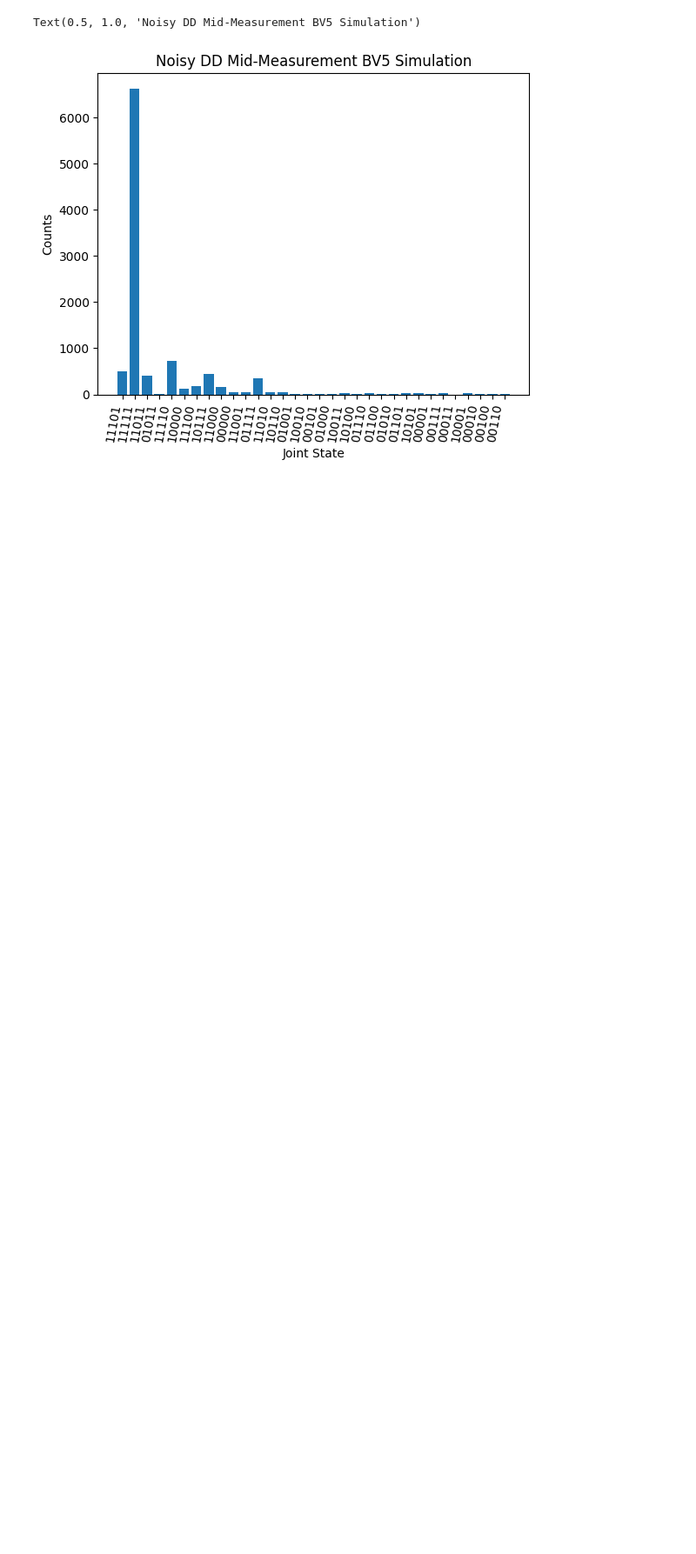
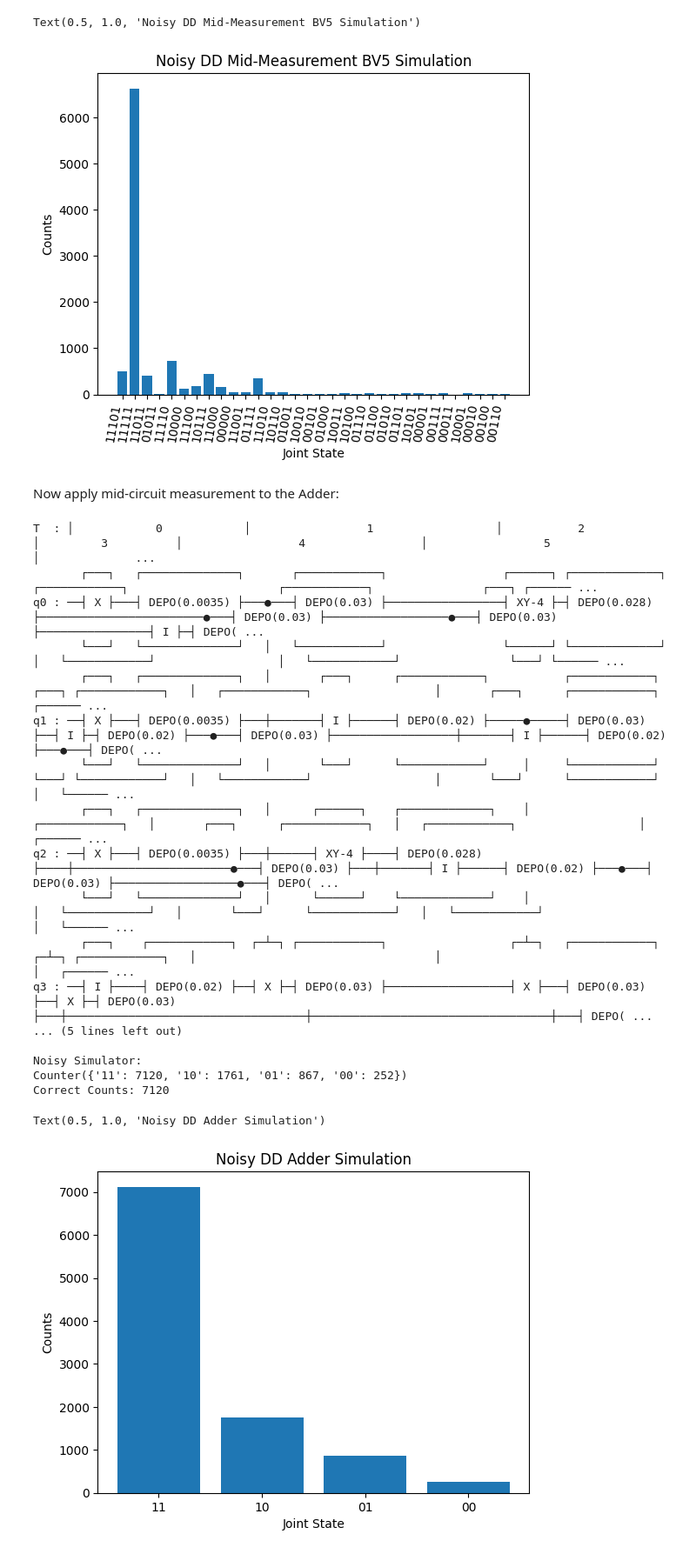
Before and after one commit to pchyrchala/NISQ-Optimization-ADAPT-Using-Mid-Circuit-Measurement, a Jupyter notebook: results.ipynb, the cells around one changed output. Shown: that part at 87% size. Saved outputs shown, nothing was run; the diff lists cells and outputs as text; code cells hidden in the pictures; blank space fills up the shorter version.

Commit message:
Finished mid-circuit measurements, need to finish comparison with graphs.

```diff
--- a/results.ipynb
+++ b/results.ipynb
@@ -478,3 +478,71 @@ Counter({'11111': 6628, '11110': 726, '11101': 501, '10111': 441, '11011': 408,
 Correct Counts: 6628
 Text(0.5, 1.0, 'Noisy DD Mid-Measurement BV5 Simulation')
 [figure]
+# %% [markdown]
+Now apply mid-circuit measurement to the Adder:
+# %%
+#Start Circuit
+Noisy_DD_MidMeasure_Adder = Circuit()
+Noisy_DD_MidMeasure_Adder.x(0).x(1).x(2).i(3).unitary(matrix=XY_4_Unitary, targets=[4], display_name="XY-4")
+Noisy_DD_MidMeasure_Adder.cnot(0,3).i(1).unitary(matrix=XY_4_Unitary, targets=[2], display_name="XY-4")
+Noisy_DD_MidMeasure_Adder.cnot(1,3).unitary(matrix=XY_4_Unitary, targets=[0], display_name="XY-4")
+Noisy_DD_MidMeasure_Adder.cnot(2,3).i(1)
+
+#Qubit 3 finished all gates, need to add noise before measurement
+Noisy_DD_MidMeasure_Adder.apply_gate_noise(idle_noise, Gate.I, target_qubits=3)
+Noisy_DD_MidMeasure_Adder.apply_gate_noise(single_qubit_gate_noise, [Gate.X, Gate.H], target_qubits=3)
+Noisy_DD_MidMeasure_Adder.apply_gate_noise(CNOT_qubit_gate_noise, Gate.CNot, target_qubits=3)
+Noisy_DD_MidMeasure_Adder.apply_readout_noise(qubit3_measurement_noise, target_qubits=3)
+Noisy_DD_MidMeasure_Adder.apply_gate_noise(CCNOT_qubit_gate_noise, Gate.CCNot, target_qubits=3)
+
+#Continue
+Noisy_DD_MidMeasure_Adder.ccnot(0,1,4).i(2)
+Noisy_DD_MidMeasure_Adder.ccnot(0,2,4).i(1)
+Noisy_DD_MidMeasure_Adder.ccnot(1,2,4).i(0)
+
+#Rest of the qubits are done, add noise to them
+Noisy_DD_MidMeasure_Adder.apply_gate_noise(idle_noise, Gate.I, target_qubits=[0,1,2,4])
+Noisy_DD_MidMeasure_Adder.apply_gate_noise(XY4_gate_noise, target_unitary=XY_4_Unitary, target_qubits=[0,1,2,4])
+Noisy_DD_MidMeasure_Adder.apply_gate_noise(single_qubit_gate_noise, [Gate.X, Gate.H, Gate.Y], target_qubits=[0,1,2,4])
+Noisy_DD_MidMeasure_Adder.apply_gate_noise(CNOT_qubit_gate_noise, Gate.CNot, target_qubits=[0,1,2,4])
+Noisy_DD_MidMeasure_Adder.apply_gate_noise(CCNOT_qubit_gate_noise, Gate.CCNot, target_qubits=[0,1,2,4])
+
+Noisy_DD_MidMeasure_Adder.apply_readout_noise(qubit0_measurement_noise, 0)
+Noisy_DD_MidMeasure_Adder.apply_readout_noise(qubit1_measurement_noise, 1)
+Noisy_DD_MidMeasure_Adder.apply_readout_noise(qubit2_measurement_noise, 2)
+Noisy_DD_MidMeasure_Adder.apply_readout_noise(qubit4_measurement_noise, 4)
+
+Noisy_DD_MidMeasure_Adder.measure(3).measure(4)
+
+print(Noisy_DD_MidMeasure_Adder)
+
+noisy_local_device = LocalSimulator("braket_dm")
+task = noisy_local_device.run(Noisy_DD_MidMeasure_Adder, shots=10000)
+Noisy_DD_MidMeasure_Adder_counts = task.result().measurement_counts
+print("\nNoisy Simulator: ")
+print(Noisy_DD_MidMeasure_Adder_counts)
+print("Correct Counts:", Noisy_DD_MidMeasure_Adder_counts['11'])
+plt.bar(Noisy_DD_MidMeasure_Adder_counts.keys(), Noisy_DD_MidMeasure_Adder_counts.values())
+plt.xlabel('Joint State')
+plt.ylabel('Counts')
+plt.title('Noisy DD Adder Simulation')
+# %% [output]
+T  : │            0            │                 1                  │           2            │         3          │                 4                 │                 5                 │              ...
+       ┌───┐   ┌──────────────┐       ┌────────────┐                 ┌──────┐ ┌─────────────┐                            ┌────────────┐                      ┌────────────┐                ┌───┐ ┌────── ...
+q0 : ──┤ X ├───┤ DEPO(0.0035) ├───●───┤ DEPO(0.03) ├─────────────────┤ XY-4 ├─┤ DEPO(0.028) ├────────────────────────●───┤ DEPO(0.03) ├──────────────────●───┤ DEPO(0.03) ├────────────────┤ I ├─┤ DEPO( ...
+       └───┘   └──────────────┘   │   └────────────┘                 └──────┘ └─────────────┘                        │   └────────────┘                  │   └────────────┘                └───┘ └────── ...
+       ┌───┐   ┌──────────────┐   │       ┌───┐      ┌────────────┐           ┌────────────┐  ┌───┐ ┌────────────┐   │   ┌────────────┐                  │       ┌───┐      ┌────────────┐       ┌────── ...
+q1 : ──┤ X ├───┤ DEPO(0.0035) ├───┼───────┤ I ├──────┤ DEPO(0.02) ├─────●─────┤ DEPO(0.03) ├──┤ I ├─┤ DEPO(0.02) ├───●───┤ DEPO(0.03) ├──────────────────┼───────┤ I ├──────┤ DEPO(0.02) ├───●───┤ DEPO( ...
+       └───┘   └──────────────┘   │       └───┘      └────────────┘     │     └────────────┘  └───┘ └────────────┘   │   └────────────┘                  │       └───┘      └────────────┘   │   └────── ...
+       ┌───┐   ┌──────────────┐   │      ┌──────┐    ┌─────────────┐    │                           ┌────────────┐   │       ┌───┐      ┌────────────┐   │   ┌────────────┐                  │   ┌────── ...
+q2 : ──┤ X ├───┤ DEPO(0.0035) ├───┼──────┤ XY-4 ├────┤ DEPO(0.028) ├────┼───────────────────────●───┤ DEPO(0.03) ├───┼───────┤ I ├──────┤ DEPO(0.02) ├───●───┤ DEPO(0.03) ├──────────────────●───┤ DEPO( ...
+       └───┘   └──────────────┘   │      └──────┘    └─────────────┘    │                       │   └────────────┘   │       └───┘      └────────────┘   │   └────────────┘                  │   └────── ...
+       ┌───┐    ┌────────────┐  ┌─┴─┐ ┌────────────┐                  ┌─┴─┐   ┌────────────┐  ┌─┴─┐ ┌────────────┐   │                                   │                                   │   ┌────── ...
+q3 : ──┤ I ├────┤ DEPO(0.02) ├──┤ X ├─┤ DEPO(0.03) ├──────────────────┤ X ├───┤ DEPO(0.03) ├──┤ X ├─┤ DEPO(0.03) ├───┼───────────────────────────────────┼───────────────────────────────────┼───┤ DEPO( ...
+... (5 lines left out)
+
+Noisy Simulator:
+Counter({'11': 7120, '10': 1761, '01': 867, '00': 252})
+Correct Counts: 7120
+Text(0.5, 1.0, 'Noisy DD Adder Simulation')
+[figure, added]
```
Also changed, not shown: parts of 3 cells of this notebook, 1 other file.
